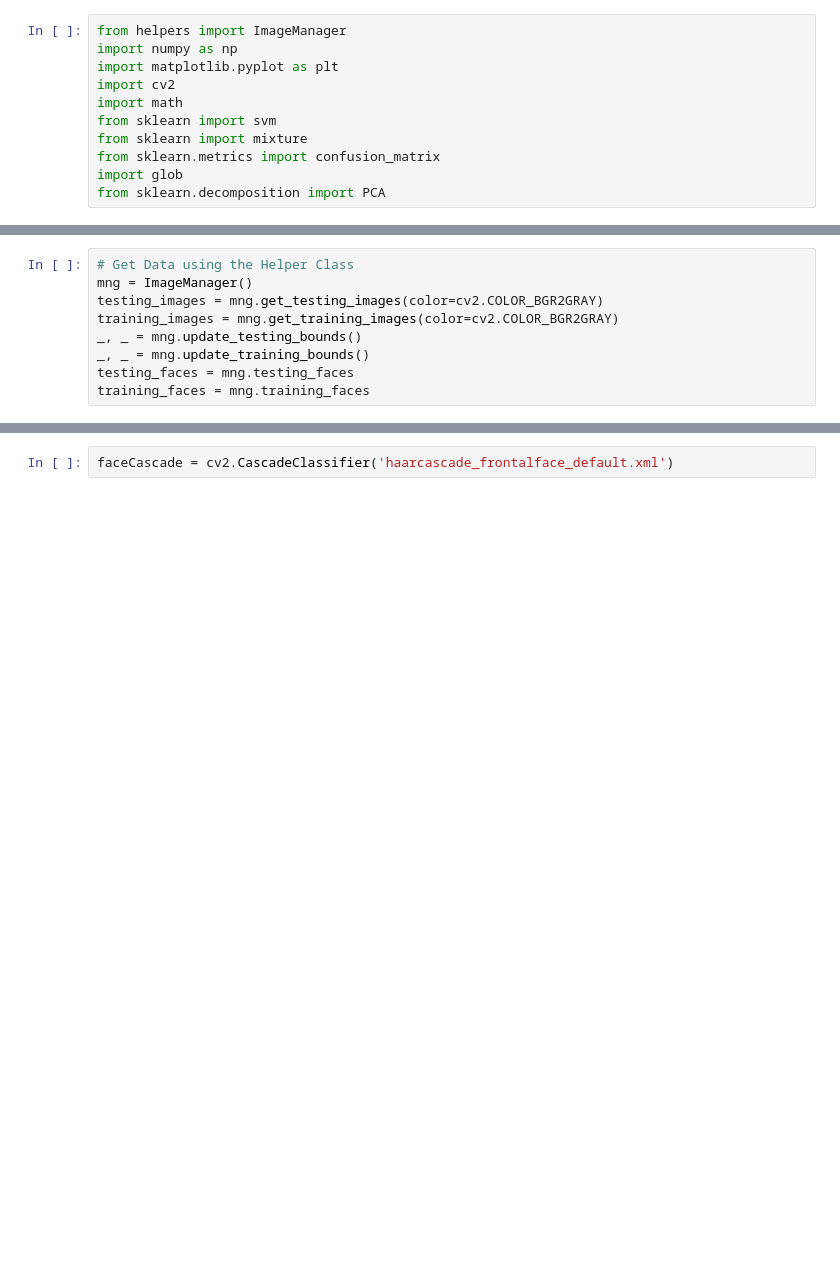
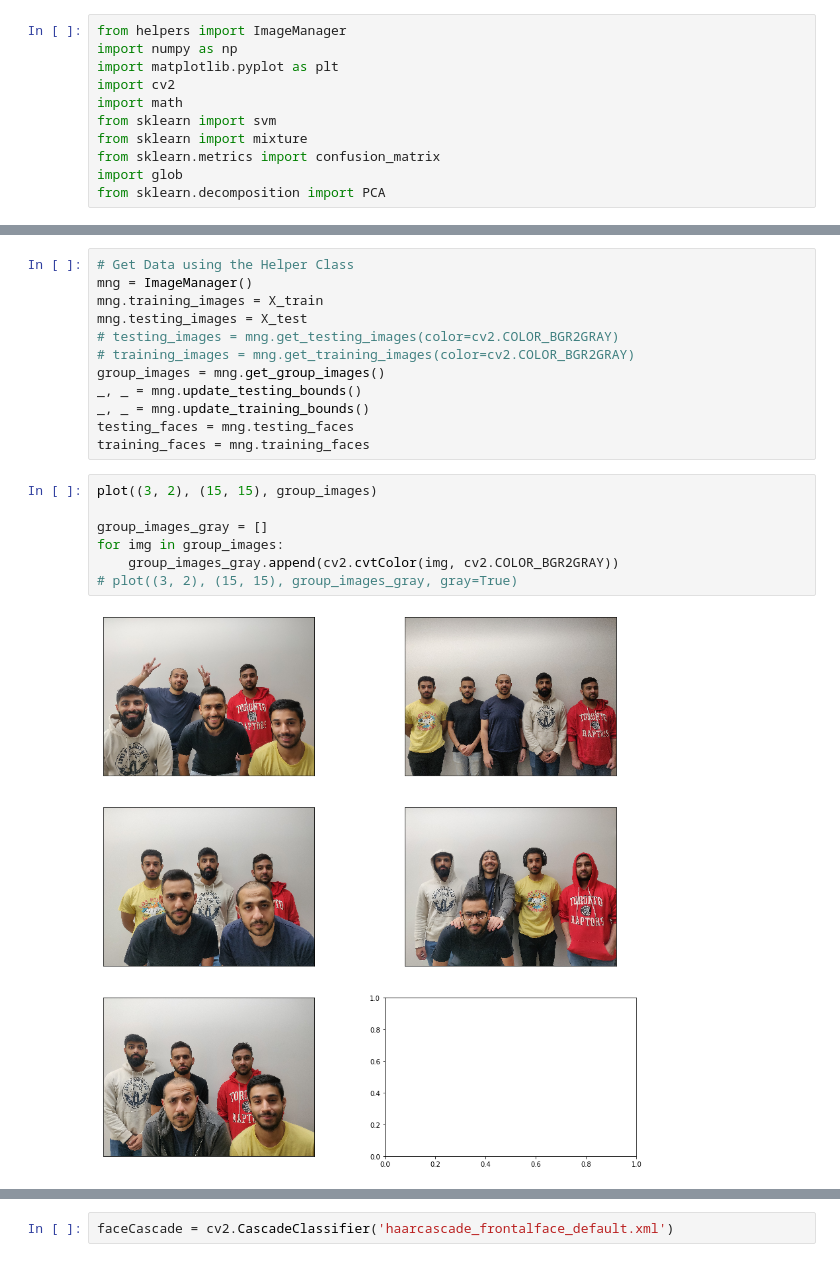
Before and after one commit to adhamelkhouly/face_recognition, a Jupyter notebook: 6_FaceTagging.ipynb, the cells around one changed output, grey strips where cells are left out. Drawn from its saved outputs; the diff is of its cells as text; blank space fills up the shorter version.

```diff
--- a/6_FaceTagging.ipynb
+++ b/6_FaceTagging.ipynb
@@ -22,9 +62,21 @@ def plot(dim, figsize, imgs, titles, gray=False):
 # %%
 # Get Data using the Helper Class
 mng = ImageManager()
-testing_images = mng.get_testing_images(color=cv2.COLOR_BGR2GRAY)
-training_images = mng.get_training_images(color=cv2.COLOR_BGR2GRAY)
+mng.training_images = X_train
+mng.testing_images = X_test
+# testing_images = mng.get_testing_images(color=cv2.COLOR_BGR2GRAY)
+# training_images = mng.get_training_images(color=cv2.COLOR_BGR2GRAY)
+group_images = mng.get_group_images()
 _, _ = mng.update_testing_bounds()
 _, _ = mng.update_training_bounds()
 testing_faces = mng.testing_faces
 training_faces = mng.training_faces
+# %%
+plot((3, 2), (15, 15), group_images)
+
+group_images_gray = []
+for img in group_images:
+    group_images_gray.append(cv2.cvtColor(img, cv2.COLOR_BGR2GRAY))
+# plot((3, 2), (15, 15), group_images_gray, gray=True)
+# %% [output]
+[figure, added]
```
Also changed, not shown: parts of 18 cells of this notebook.
